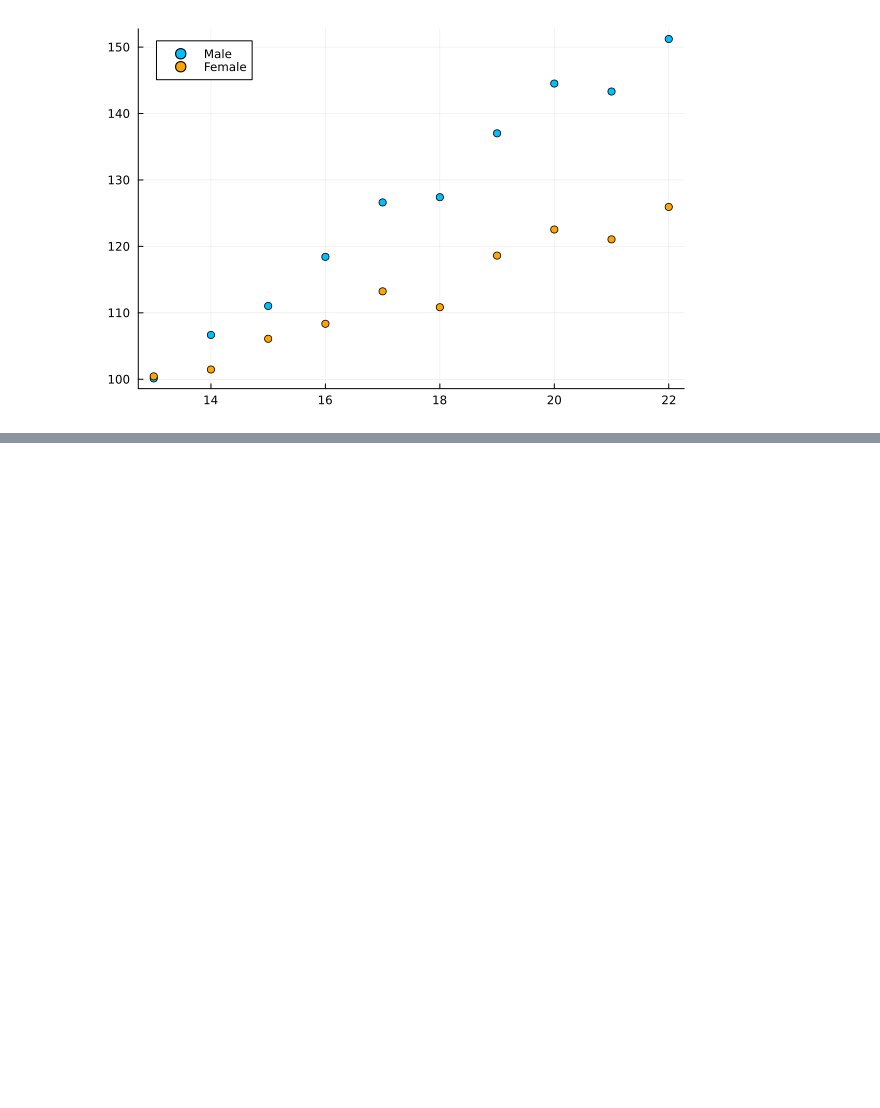
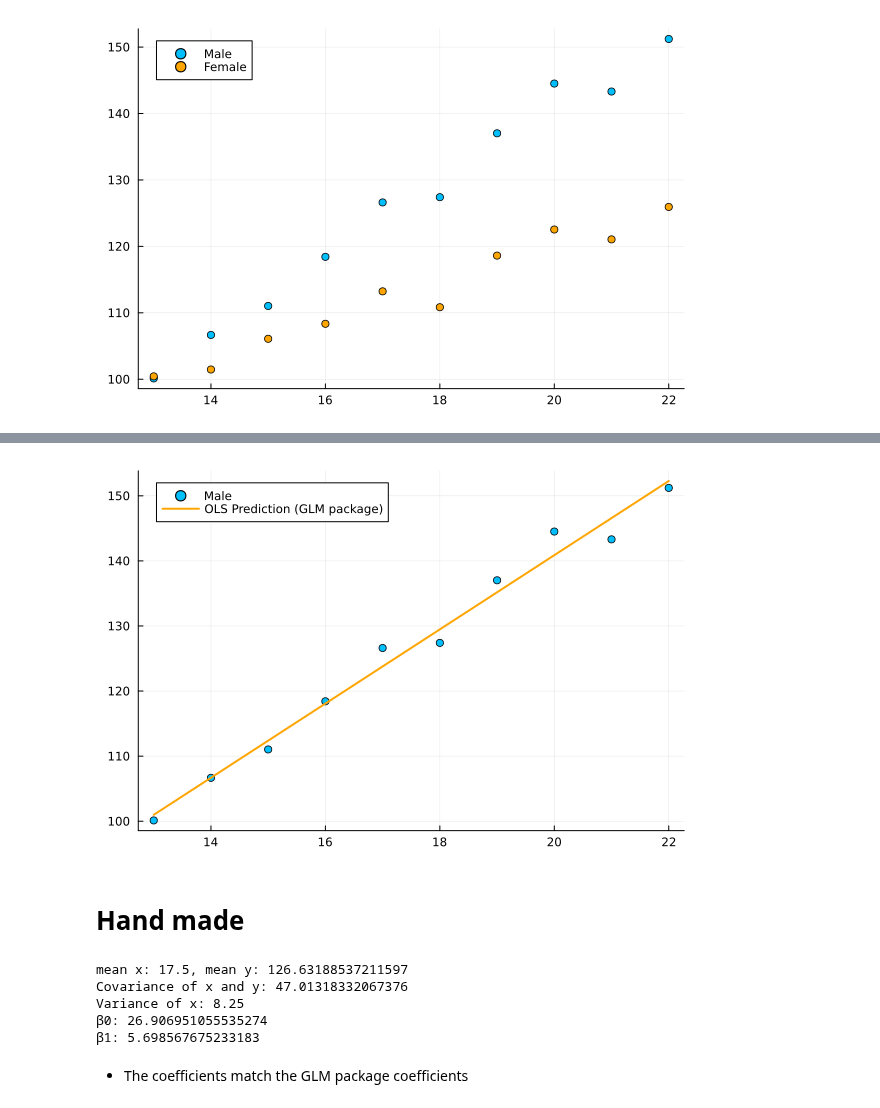
Before and after one commit to AndreMacedo88/Notebooks-Research, a Jupyter notebook: Statistics/Regressions/simple_linear_regressions.ipynb, the cells around one changed output, grey strips where cells are left out. Drawn from its saved outputs; the diff is of its cells as text; code cells hidden in the pictures; blank space fills up the shorter version.

```diff
--- a/Statistics/Regressions/simple_linear_regressions.ipynb
+++ b/Statistics/Regressions/simple_linear_regressions.ipynb
@@ -59,5 +59,8 @@ data_growth
 | 18 | 20.0 | female | 122.537 |
 | 19 | 21.0 | female | 121.054 |
 | 20 | 22.0 | female | 125.935 |
+# %%
+data_male = filter(:sex => s -> s == "male", data_growth)
+data_female = filter(:sex => s -> s == "female", data_growth);
 # %%
 scatter(
@@ -83,0 +83,2 @@ Variance of x: 8.25
+# %%
+ols = lm(@formula(weight ~ age), data_male)
@@ -83,0 +97,31 @@ Variance of x: 8.25
+# %%
+scatter(
+    data_male[:, :age],
+    data_male[:, :weight],
+    markercolor="deepskyblue",
+    label="Male"
+)
+
+predictions = predict(ols)
+
+plot!(
+    data_male[:, :age],
+    predictions,
+    linecolor="orange",
+    linewidth=2,
+    label="OLS Prediction (GLM package)"
+)
+# %% [output]
+[figure, added]
+# %% [markdown]
+# Hand made
+# %%
+OLS_estimation(data_male[:, :age], data_male[:, :weight])
+# %% [output]
+mean x: 17.5, mean y: 126.63188537211597
+Covariance of x and y: 47.01318332067376
+Variance of x: 8.25
+β0: 26.906951055535274
+β1: 5.698567675233183
+# %% [markdown]
+- The coefficients match the GLM package coefficients
```
Also changed, not shown: parts of 4 cells of this notebook, 1 other file.
